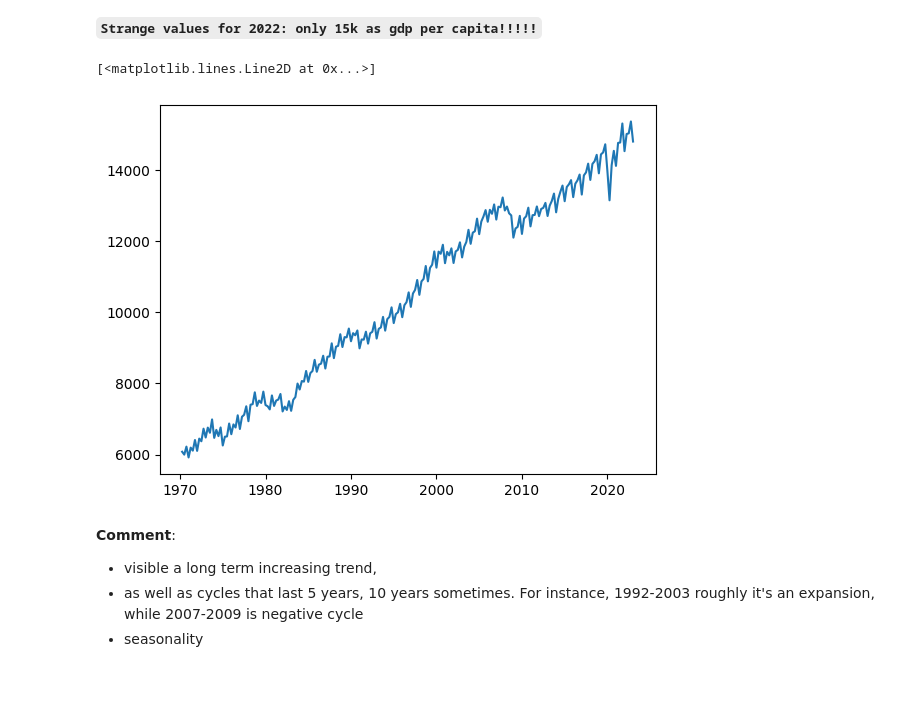
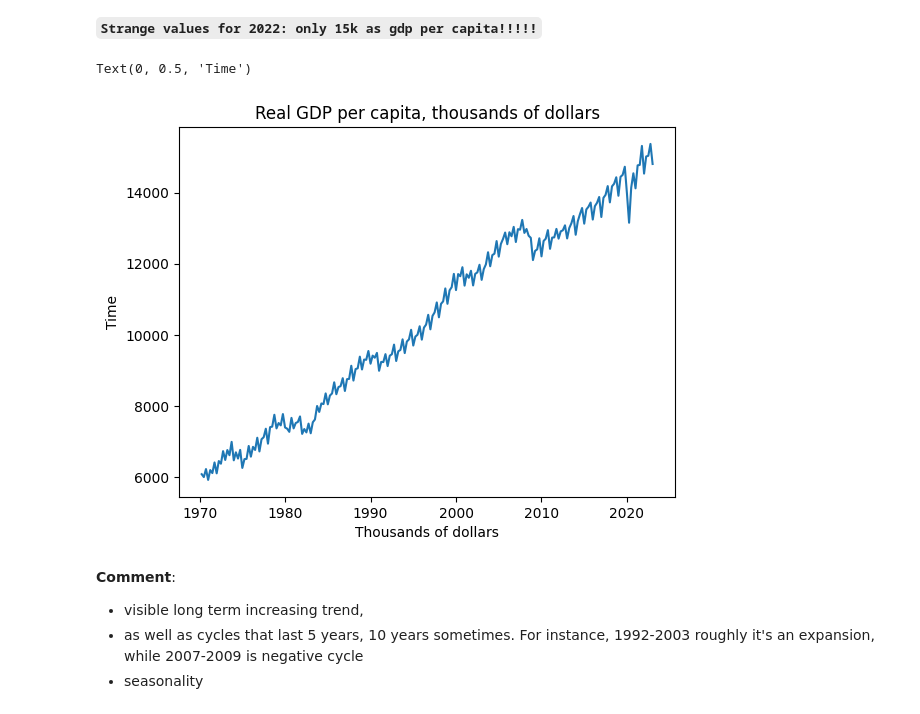
Before and after one commit to giordanovitale/Time-Series-Assignments, a Jupyter notebook: Assignment 2/Assignment2.ipynb, the cells around one changed output. Cells and saved outputs as stored; diff of their text form; code cells hidden in the pictures; blank space fills up the shorter version.

```diff
--- a/Assignment 2/Assignment2.ipynb
+++ b/Assignment 2/Assignment2.ipynb
@@ -134,13 +159,16 @@ See the caveats in the documentation: https://pandas.pydata.org/pandas-docs/stab
 | 97 | 291216.0 | 22.67 | 207362.0 | 1971-04-01 | 1.28e+06 | 6194.90 |
 # %% [markdown]
 **`Strange values for 2022: only 15k as gdp per capita!!!!!`**
-# %%
-plt.plot(filtered_df.Time, filtered_df.RGDP_capita)
-# %% [output]
-[<matplotlib.lines.Line2D at 0x...>]
-[figure, removed]
+# %%
+plt.plot(filtered_df.Time, filtered_df.RGDP_capita)
+plt.title('Real GDP per capita, thousands of dollars')
+plt.xlabel('Thousands of dollars')
+plt.ylabel('Time')
+# %% [output]
+Text(0, 0.5, 'Time')
+[figure, added]
 # %% [markdown]
 **Comment**:
-- visible a long term increasing trend,
+- visible long term increasing trend,
 - as well as cycles that last 5 years, 10 years sometimes. For instance, 1992-2003 roughly it's an expansion, while 2007-2009 is negative cycle
 - seasonality
```
Also changed, not shown: parts of 5 cells of this notebook.
